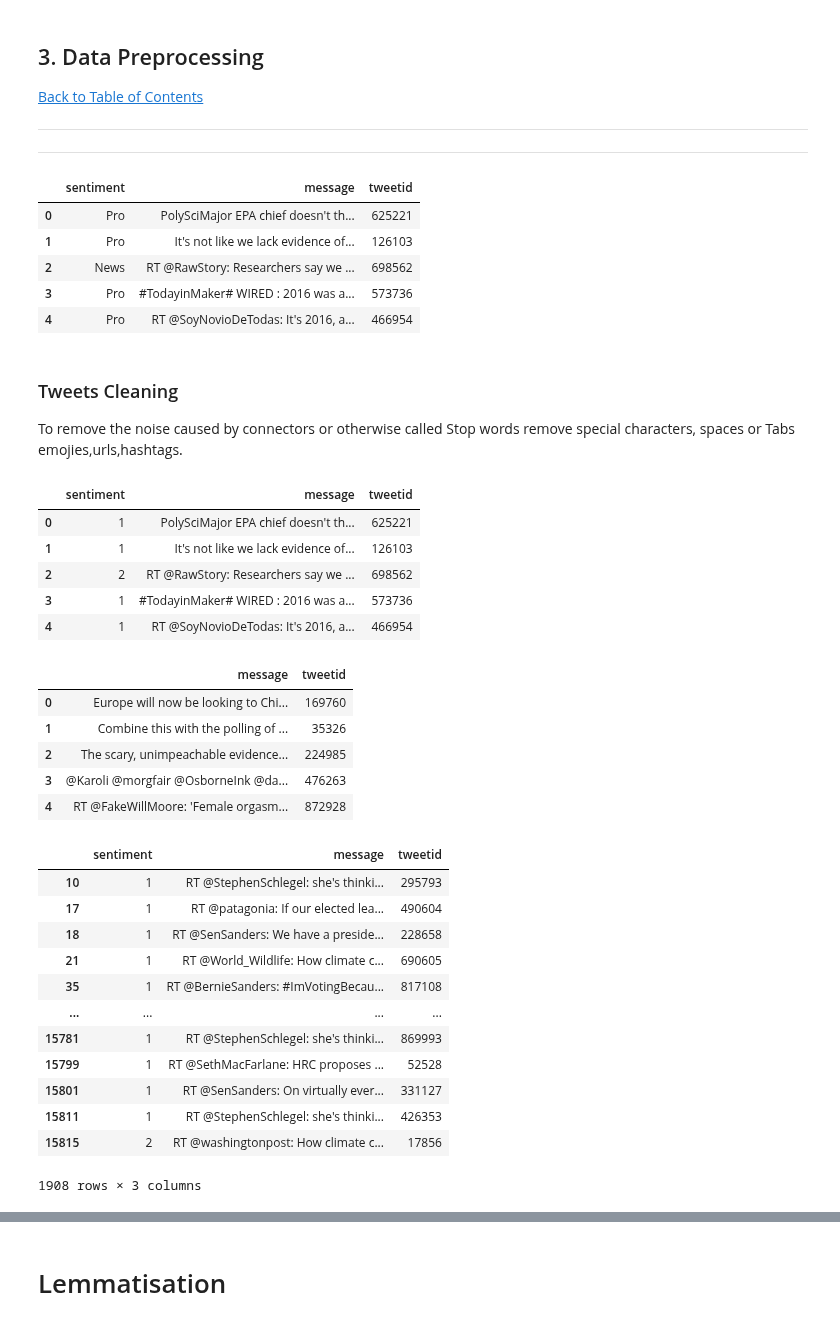
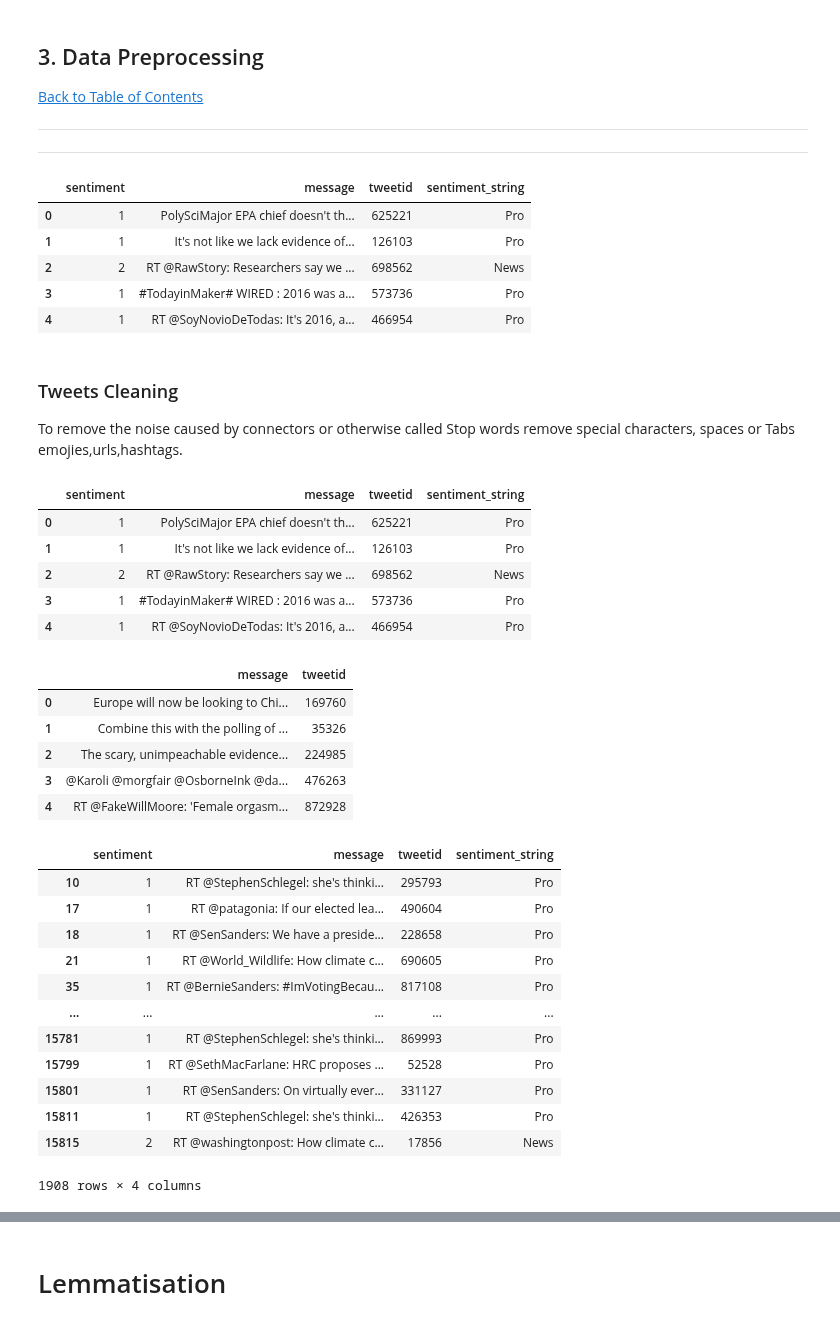
Before and after one commit to ethanmacrae/classification-predict-streamlit-template, a Jupyter notebook: Classification Predict Notebook .ipynb, the cells around one changed output, grey strips where cells are left out. Cells and saved outputs as stored; diff of their text form; code cells hidden in the pictures.

```diff
--- a/Classification Predict Notebook .ipynb
+++ b/Classification Predict Notebook .ipynb
@@ -246,19 +249,19 @@ Each tweet is labelled as one of the following classes:
 # %%
 rename_labels = {
     -1: "Anti",
      0: "Neutral",
      1: "Pro",
      2: "News",
 }
-df_train["sentiment"] = df_train["sentiment"].apply(lambda x: rename_labels[x])
+df_train["sentiment_string"] = df_train["sentiment"].apply(lambda x: rename_labels[x])
 df_train.head()
 # %% [output]
-|  | sentiment | message | tweetid |
-| 0 | Pro | PolySciMajor EPA chief doesn't th... | 625221 |
-| 1 | Pro | It's not like we lack evidence of... | 126103 |
-| 2 | News | RT @RawStory: Researchers say we ... | 698562 |
-| 3 | Pro | #TodayinMaker# WIRED : 2016 was a... | 573736 |
-| 4 | Pro | RT @SoyNovioDeTodas: It's 2016, a... | 466954 |
+|  | sentiment | message | tweetid | sentiment_string |
+| 0 | 1 | PolySciMajor EPA chief doesn't th... | 625221 | Pro |
+| 1 | 1 | It's not like we lack evidence of... | 126103 | Pro |
+| 2 | 2 | RT @RawStory: Researchers say we ... | 698562 | News |
+| 3 | 1 | #TodayinMaker# WIRED : 2016 was a... | 573736 | Pro |
+| 4 | 1 | RT @SoyNovioDeTodas: It's 2016, a... | 466954 | Pro |
 # %%
 def hashtag_extract(x):
 
@@ -329,12 +332,12 @@ def processing(tweet):
 display(df_train.head())
 display(df_test.head())
 # %% [output]
-|  | sentiment | message | tweetid |
-| 0 | 1 | PolySciMajor EPA chief doesn't th... | 625221 |
-| 1 | 1 | It's not like we lack evidence of... | 126103 |
-| 2 | 2 | RT @RawStory: Researchers say we ... | 698562 |
-| 3 | 1 | #TodayinMaker# WIRED : 2016 was a... | 573736 |
-| 4 | 1 | RT @SoyNovioDeTodas: It's 2016, a... | 466954 |
+|  | sentiment | message | tweetid | sentiment_string |
+| 0 | 1 | PolySciMajor EPA chief doesn't th... | 625221 | Pro |
+| 1 | 1 | It's not like we lack evidence of... | 126103 | Pro |
+| 2 | 2 | RT @RawStory: Researchers say we ... | 698562 | News |
+| 3 | 1 | #TodayinMaker# WIRED : 2016 was a... | 573736 | Pro |
+| 4 | 1 | RT @SoyNovioDeTodas: It's 2016, a... | 466954 | Pro |
 |  | message | tweetid |
 | 0 | Europe will now be looking to Chi... | 169760 |
 | 1 | Combine this with the polling of ... | 35326 |
@@ -346,19 +349,19 @@ display(df_test.head())
 msg= df_train['message']
 df_train[msg.isin(msg[msg.duplicated()])]
 # %% [output]
-|  | sentiment | message | tweetid |
-| 10 | 1 | RT @StephenSchlegel: she's thinki... | 295793 |
-| 17 | 1 | RT @patagonia: If our elected lea... | 490604 |
-| 18 | 1 | RT @SenSanders: We have a preside... | 228658 |
-| 21 | 1 | RT @World_Wildlife: How climate c... | 690605 |
-| 35 | 1 | RT @BernieSanders: #ImVotingBecau... | 817108 |
-| ... | ... | ... | ... |
-| 15781 | 1 | RT @StephenSchlegel: she's thinki... | 869993 |
-| 15799 | 1 | RT @SethMacFarlane: HRC proposes ... | 52528 |
-| 15801 | 1 | RT @SenSanders: On virtually ever... | 331127 |
-| 15811 | 1 | RT @StephenSchlegel: she's thinki... | 426353 |
-| 15815 | 2 | RT @washingtonpost: How climate c... | 17856 |
+|  | sentiment | message | tweetid | sentiment_string |
+| 10 | 1 | RT @StephenSchlegel: she's thinki... | 295793 | Pro |
+| 17 | 1 | RT @patagonia: If our elected lea... | 490604 | Pro |
+| 18 | 1 | RT @SenSanders: We have a preside... | 228658 | Pro |
+| 21 | 1 | RT @World_Wildlife: How climate c... | 690605 | Pro |
+| 35 | 1 | RT @BernieSanders: #ImVotingBecau... | 817108 | Pro |
+| ... | ... | ... | ... | ... |
+| 15781 | 1 | RT @StephenSchlegel: she's thinki... | 869993 | Pro |
+| 15799 | 1 | RT @SethMacFarlane: HRC proposes ... | 52528 | Pro |
+| 15801 | 1 | RT @SenSanders: On virtually ever... | 331127 | Pro |
+| 15811 | 1 | RT @StephenSchlegel: she's thinki... | 426353 | Pro |
+| 15815 | 2 | RT @washingtonpost: How climate c... | 17856 | News |
-1908 rows × 3 columns
+1908 rows × 4 columns
 # %%
 #removing duplicates
 df_train.drop_duplicates(subset = "message",keep = False,inplace = True)
```
Also changed, not shown: parts of 9 cells of this notebook.
